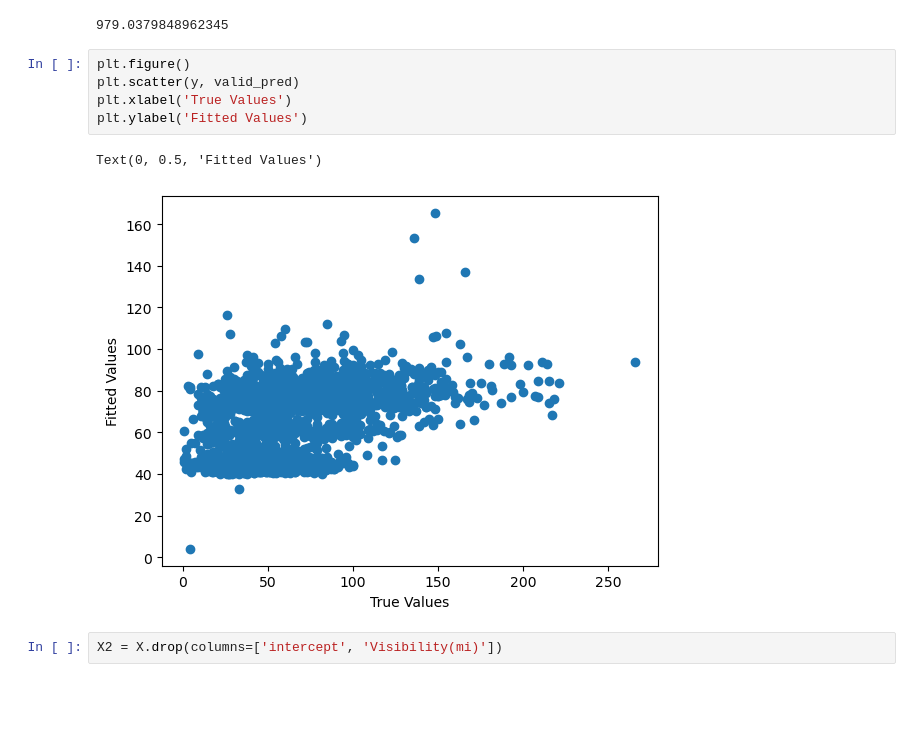
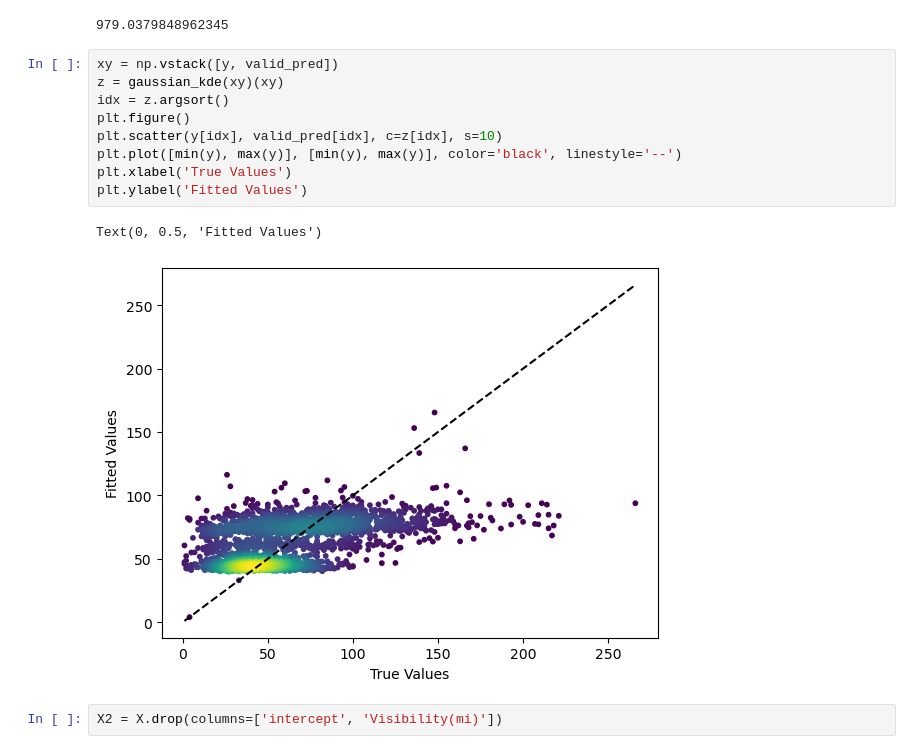
Before and after one commit to Dmytro-Bonislavskyi/team_project, a Jupyter notebook: project_regression.ipynb, the cells around one changed output. Saved outputs shown, nothing was run; the diff lists cells and outputs as text; blank space fills up the shorter version.

Commit message:
Updated plots

```diff
--- a/project_regression.ipynb
+++ b/project_regression.ipynb
@@ -109,14 +110,18 @@ valid_pred = results.predict()
 np.mean((y - valid_pred)**2)
 # %% [output]
 979.0379848962345
-# %%
-plt.figure()
-plt.scatter(y, valid_pred)
-plt.xlabel('True Values')
-plt.ylabel('Fitted Values')
-# %% [output]
-Text(0, 0.5, 'Fitted Values')
-[figure, removed]
+# %%
+xy = np.vstack([y, valid_pred])
+z = gaussian_kde(xy)(xy)
+idx = z.argsort()
+plt.figure()
+plt.scatter(y[idx], valid_pred[idx], c=z[idx], s=10)
+plt.plot([min(y), max(y)], [min(y), max(y)], color='black', linestyle='--')
+plt.xlabel('True Values')
+plt.ylabel('Fitted Values')
+# %% [output]
+Text(0, 0.5, 'Fitted Values')
+[figure, added]
 # %%
 X2 = X.drop(columns=['intercept', 'Visibility(mi)'])
 # %%
```
Also changed, not shown: parts of 10 cells of this notebook.
